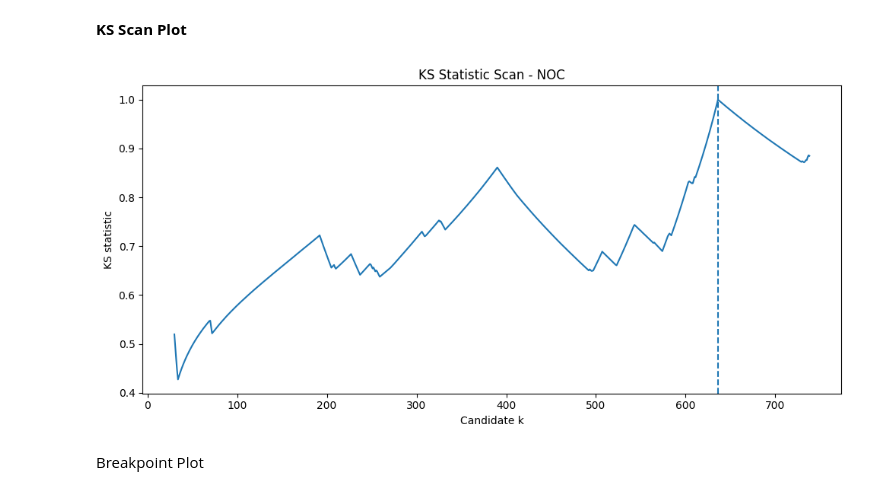
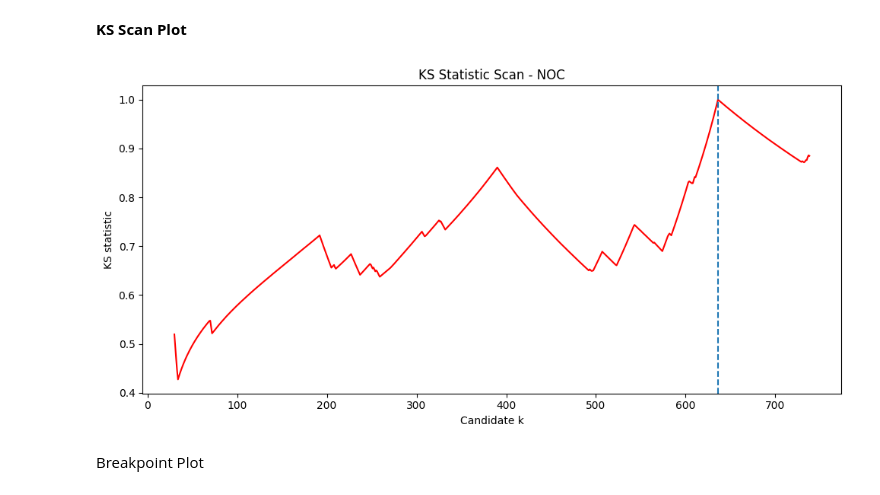
Before and after one commit to SokhengDin/Projet-Series-Temporelle-S4, a Jupyter notebook: results/notebook/veasna_notebook.ipynb, the cells around one changed output. Saved outputs shown, nothing was run; the diff lists cells and outputs as text; code cells hidden in the pictures.

```diff
--- a/results/notebook/veasna_notebook.ipynb
+++ b/results/notebook/veasna_notebook.ipynb
@@ -180,15 +190,15 @@ p-value    = 4.751232536633156e-152
 # %%
 # KS Scan Plot
 plt.figure(figsize=(10, 5))
-plt.plot(k_values_noc, ks_stats_noc)
+plt.plot(k_values_noc, ks_stats_noc, color='red')
 plt.axvline(k_hat_noc, linestyle="--")
 plt.title("KS Statistic Scan - NOC")
 plt.xlabel("Candidate k")
 plt.ylabel("KS statistic")
 plt.tight_layout()
 plt.show()
 # %% [output]
-[figure, old version]
+[figure, new version]
 # %% [markdown]
 Breakpoint Plot
 # %%
```
Also changed, not shown: parts of 8 cells of this notebook, 5 other files.
